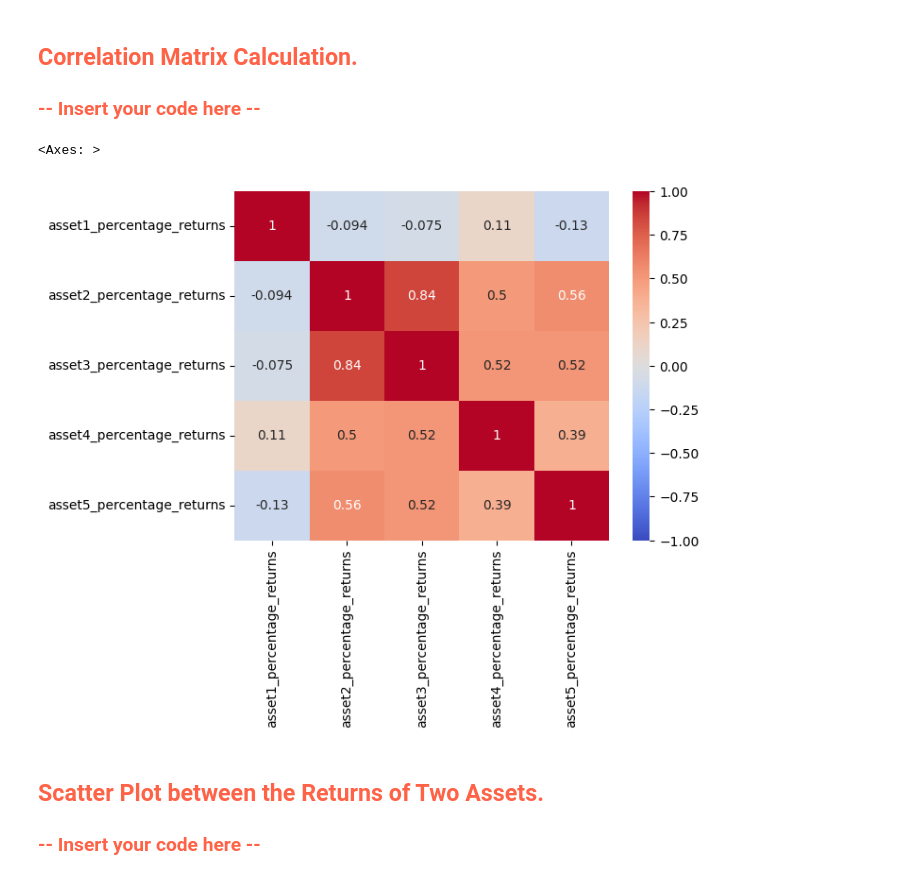
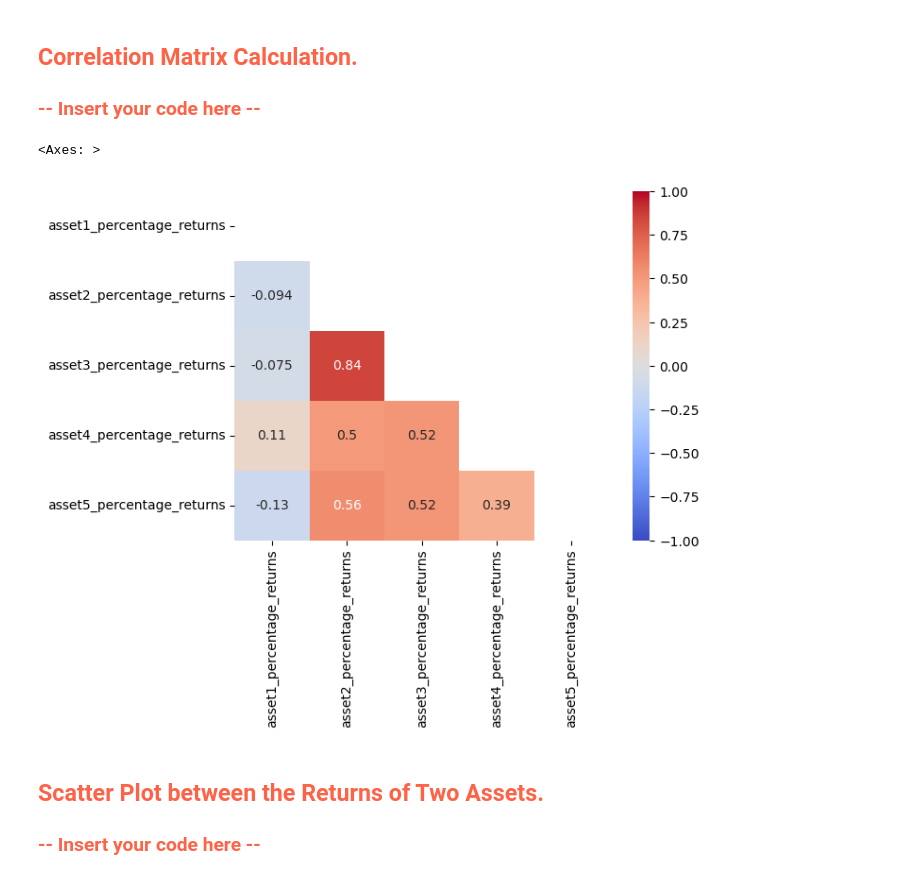
Before and after one commit to eduardoparracho/portofolio-analysis-quest, a Jupyter notebook: quest.ipynb, the cells around one changed output. Saved outputs shown, nothing was run; the diff lists cells and outputs as text; code cells hidden in the pictures.

```diff
--- a/quest.ipynb
+++ b/quest.ipynb
@@ -101,10 +107,11 @@ daily_df.set_index('date', inplace=True)
 <h3 style="color: #FF6347;">-- Insert your code here --</h3>
 # %%
 corr_matrix = daily_df.corr()
-sns.heatmap(corr_matrix, annot=True, cmap='coolwarm',vmax=1, vmin=-1)
+mask = np.triu(np.ones_like(corr_matrix, dtype=bool))
+sns.heatmap(corr_matrix, mask=mask, annot=True, cmap='coolwarm',vmax=1, vmin=-1)
 # %% [output]
 <Axes: >
-[figure, old version]
+[figure, new version]
 # %% [markdown]
 <h2 style="color: #FF6347;">Scatter Plot between the Returns of Two Assets.</h2>
 <h3 style="color: #FF6347;">-- Insert your code here --</h3>
```
Also changed, not shown: parts of 13 cells of this notebook.
